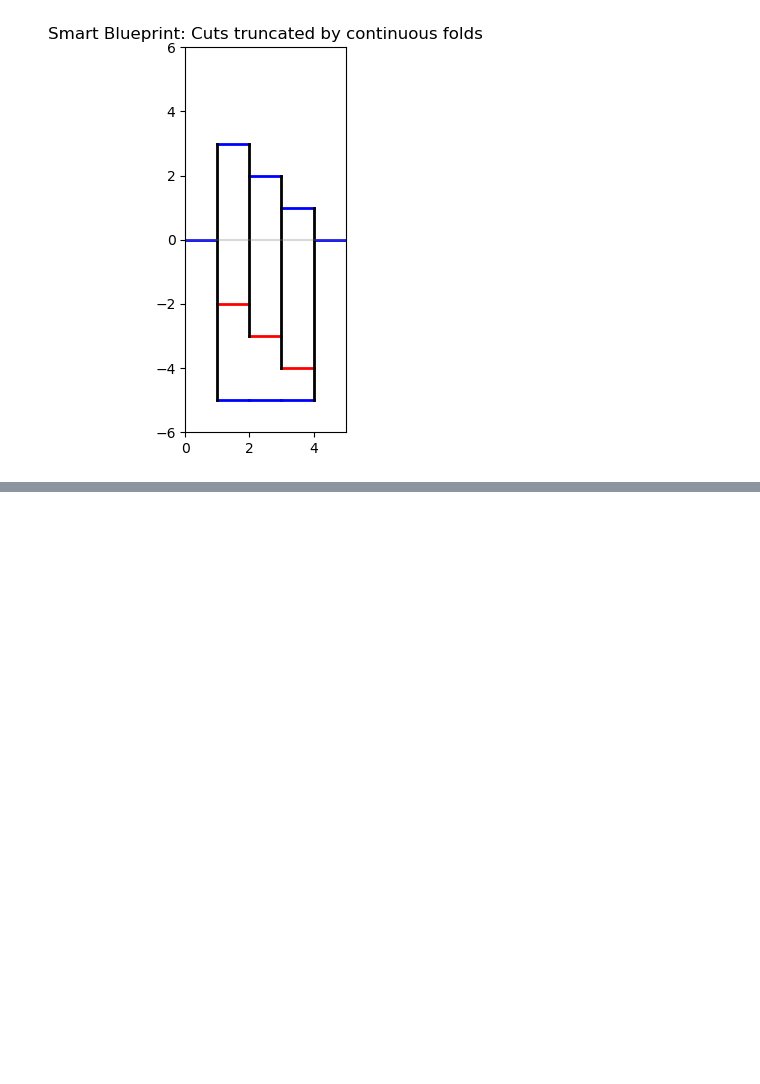
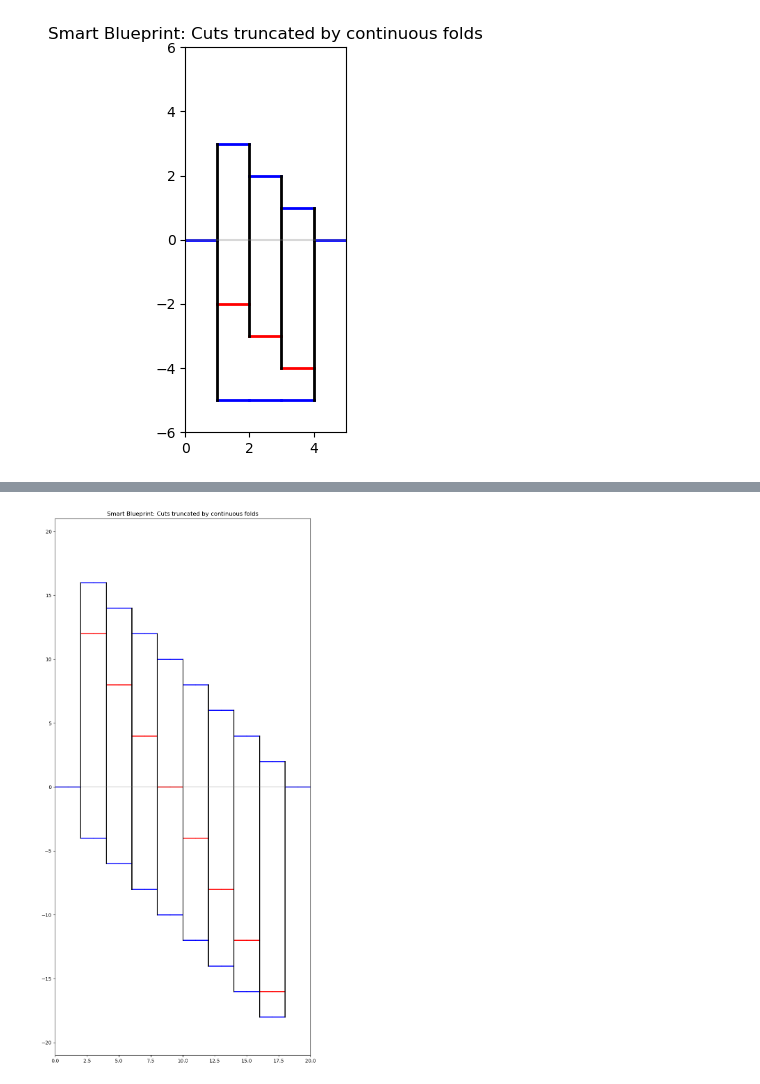
Before and after one commit to zining01/popup_design, a Jupyter notebook: popup_logic/popup_logic.ipynb, the cells around one changed output, grey strips where cells are left out. Saved outputs shown, nothing was run; the diff lists cells and outputs as text; code cells hidden in the pictures; blank space fills up the shorter version.

Commit message:
add vox files, fix small bug in blueprint generation

```diff
--- a/popup_logic/popup_logic.ipynb
+++ b/popup_logic/popup_logic.ipynb
@@ -87,0 +115,4 @@ generate_blueprint(output)
+# %%
+generate_blueprint(vox_output)
+# %% [output]
+[figure, added]
```
Also changed, not shown: parts of 5 cells of this notebook, 2 other files.
